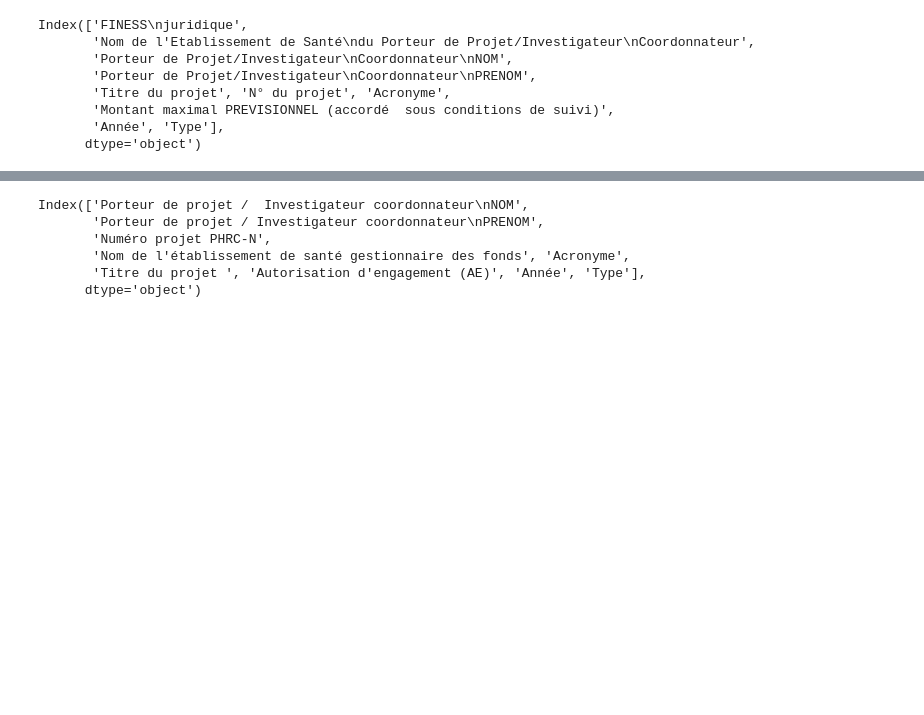
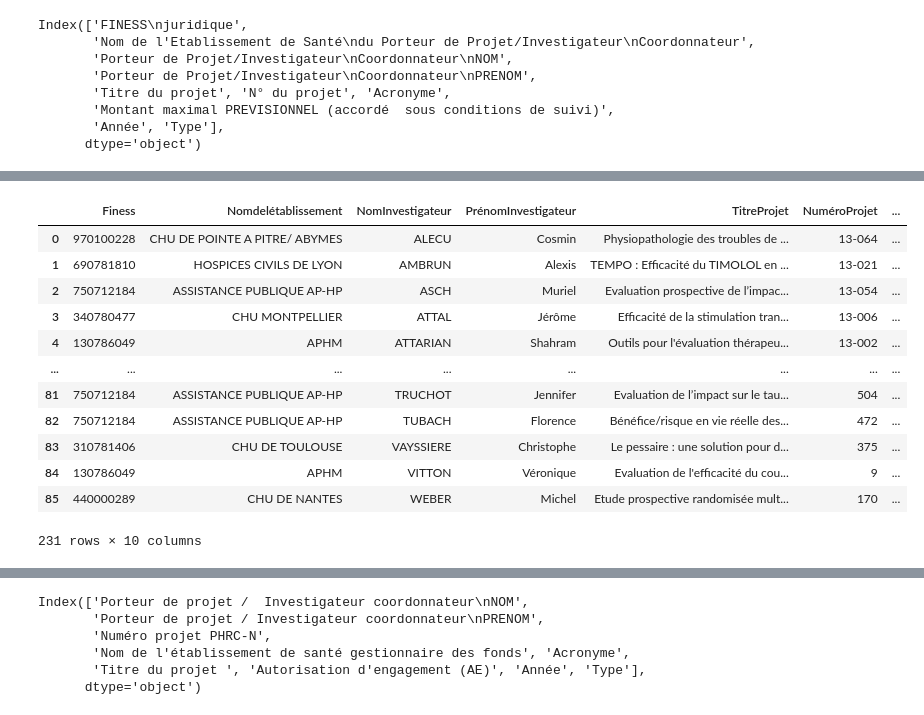
Before and after one commit to zinebgasmi/App-pratique, a Jupyter notebook: phrc.ipynb, the cells around one changed output, grey strips where cells are left out. Saved outputs shown, nothing was run; the diff lists cells and outputs as text; code cells hidden in the pictures; blank space fills up the shorter version.

```diff
--- a/phrc.ipynb
+++ b/phrc.ipynb
@@ -145,7 +156,23 @@ phrc2012 = pd.concat([phrcI_2012,phrcK_2012,phrcN_2012])
 # %%
 #concatener et renommer les colonnes
 phrc2013 = pd.concat([phrcI_2013,phrcK_2013,phrcN_2013])
-phrc2013.columns = ["Finess","Nom de l'établissement","NomInvestigateur","PrénomInvestigateur","TitreProjet","NuméroProjet","Acronyme","MontantAccordé","Année","Type"]
+phrc2013.columns = ["Finess","Nomdelétablissement","NomInvestigateur","PrénomInvestigateur","TitreProjet","NuméroProjet","Acronyme","MontantAccordé","Année","Type"]
+# %%
+phrc2013
+# %% [output]
+|  | Finess | Nomdelétablissement | NomInvestigateur | PrénomInvestigateur | TitreProjet | NuméroProjet | ... |
+| 0 | 970100228 | CHU DE POINTE A PITRE/ ABYMES | ALECU | Cosmin | Physiopathologie des troubles de ... | 13-064 | ... |
+| 1 | 690781810 | HOSPICES CIVILS DE LYON | AMBRUN | Alexis | TEMPO : Efficacité du TIMOLOL en ... | 13-021 | ... |
+| 2 | 750712184 | ASSISTANCE PUBLIQUE AP-HP | ASCH | Muriel | Evaluation prospective de l’impac... | 13-054 | ... |
+| 3 | 340780477 | CHU MONTPELLIER | ATTAL | Jérôme | Efficacité de la stimulation tran... | 13-006 | ... |
+| 4 | 130786049 | APHM | ATTARIAN | Shahram | Outils pour l'évaluation thérapeu... | 13-002 | ... |
+| ... | ... | ... | ... | ... | ... | ... | ... |
+| 81 | 750712184 | ASSISTANCE PUBLIQUE AP-HP | TRUCHOT | Jennifer | Evaluation de l’impact sur le tau... | 504 | ... |
+| 82 | 750712184 | ASSISTANCE PUBLIQUE AP-HP | TUBACH | Florence | Bénéfice/risque en vie réelle des... | 472 | ... |
+| 83 | 310781406 | CHU DE TOULOUSE | VAYSSIERE | Christophe | Le pessaire : une solution pour d... | 375 | ... |
+| 84 | 130786049 | APHM | VITTON | Véronique | Evaluation de l'efficacité du cou... | 9 | ... |
+| 85 | 440000289 | CHU DE NANTES | WEBER | Michel | Etude prospective randomisée mult... | 170 | ... |
+231 rows × 10 columns
 # %%
 #supprimer une colonne
 phrcK_2014=phrcK_2014.drop(['Commentaires'], axis=1)
```
Also changed, not shown: parts of 37 cells of this notebook.
